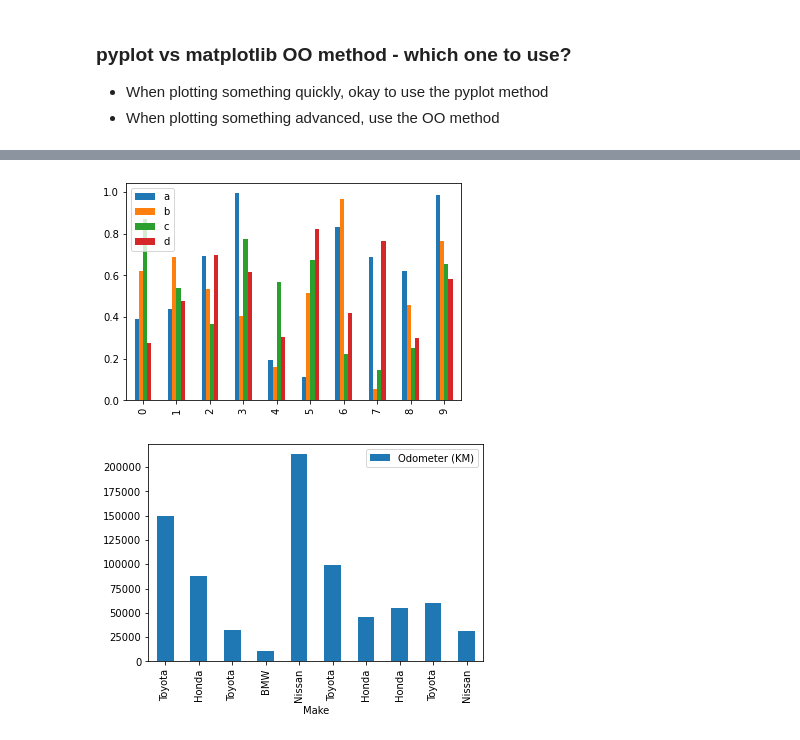
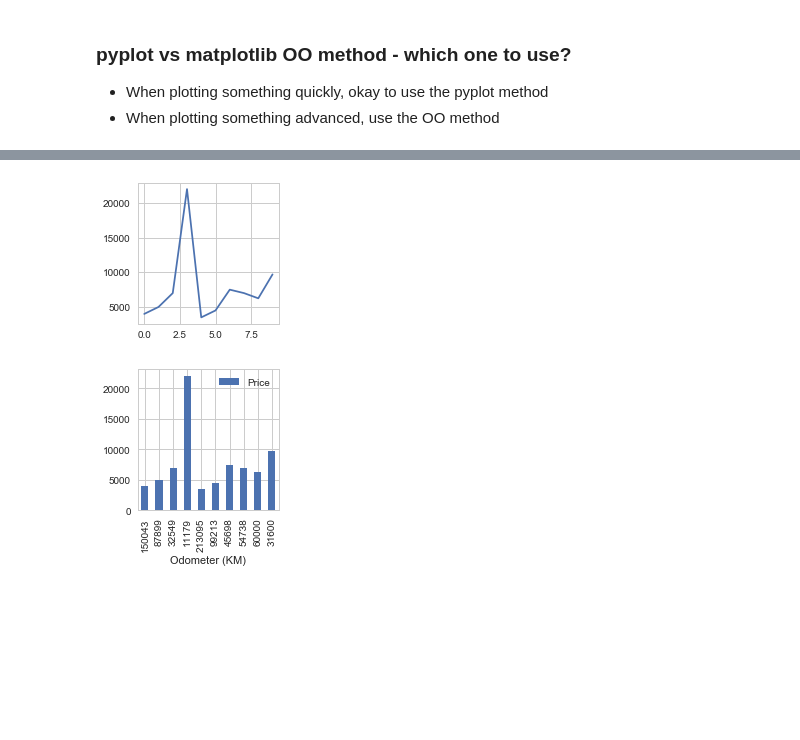
Before and after one commit to molchoun/learning-machine-learning, a Jupyter notebook: matplotlib/matplotlib-introduction.ipynb, the cells around one changed output, grey strips where cells are left out. Saved outputs shown, nothing was run; the diff lists cells and outputs as text; code cells hidden in the pictures; blank space fills up the shorter version.

Commit message:
Customizing plots

```diff
--- a/matplotlib/matplotlib-introduction.ipynb
+++ b/matplotlib/matplotlib-introduction.ipynb
@@ -307,0 +466,3 @@ df.plot.bar();
+# %%
+car_sales = car_sales.astype({"Price": int})
+car_sales["Price"].plot();
@@ -308,8 +471,10 @@ df.plot.bar();
+# %%
+plt.style.use('seaborn-whitegrid')
+# %%
+car_sales["Price"].plot();
+# %% [output]
+[figure, added]
 # %%
-df.plot(kind='bar');
+car_sales.plot(x="Odometer (KM)", y="Price", kind="bar");
 # %% [output]
-[figure, old version]
+[figure, new version]
-# %%
-car_sales.plot(x="Make", y="Odometer (KM)", kind="bar");
-# %% [output]
-[figure, removed]
```
Also changed, not shown: parts of 39 cells of this notebook.
